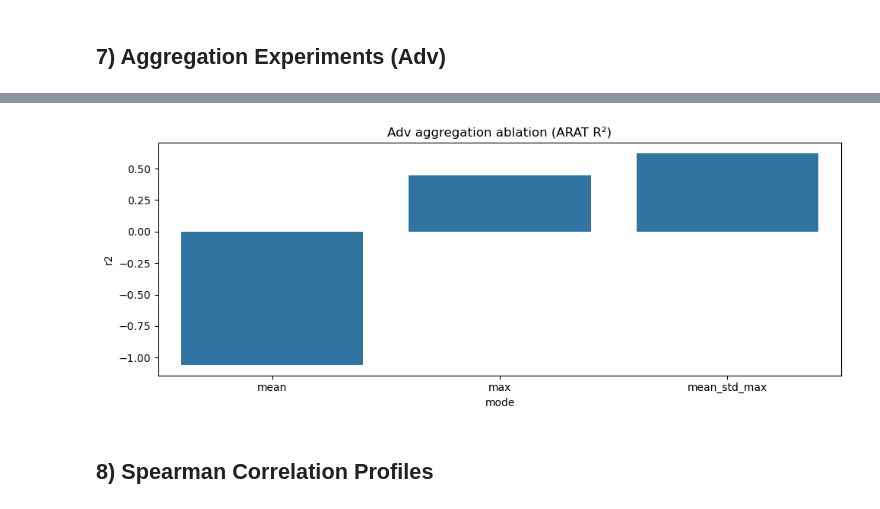
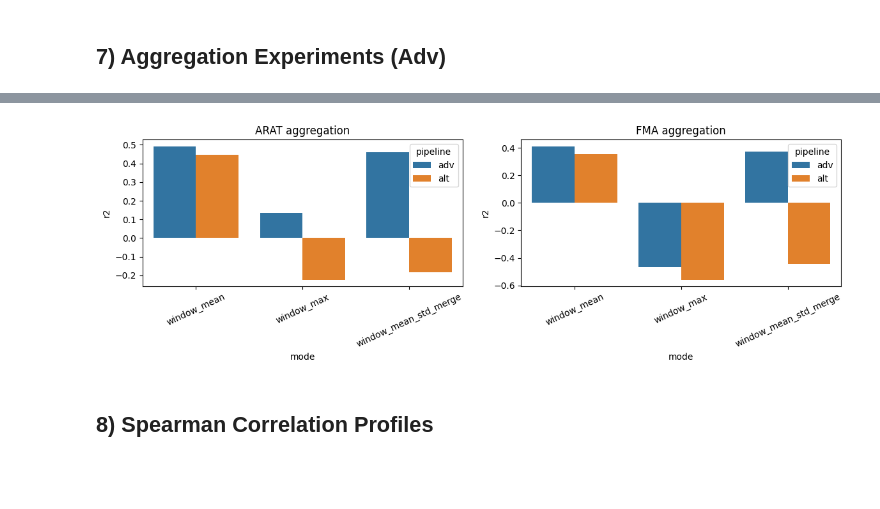
Before and after one commit to vpk-11/690r-project, a Jupyter notebook: biopm_irb_analysis.ipynb, the cells around one changed output, grey strips where cells are left out. Saved outputs shown, nothing was run; the diff lists cells and outputs as text; code cells hidden in the pictures; blank space fills up the shorter version.

```diff
--- a/biopm_irb_analysis.ipynb
+++ b/biopm_irb_analysis.ipynb
@@ -21,7 +19,9 @@ sys.path.insert(0, BIOPM_ROOT)
 
 STD_LEGACY = "features/biopm_features_legacy_schema.npz"
 ADV_LEGACY = "features/biopm_features_legacy_schema_adv.npz"
+ALT_LEGACY = "features/biopm_features_legacy_schema_alt.npz"
 ADV_WIN    = "features/biopm_features_adv.npz"
+ALT_WIN    = "features/biopm_features_alt.npz"
 RESULTS    = "outputs"
 os.makedirs(f"{RESULTS}/figures", exist_ok=True)
 os.makedirs(f"{RESULTS}/metrics", exist_ok=True)
@@ -78,13 +78,15 @@ def load_legacy(path):
 
 def quality(name, X):
     print(f"{name}: shape={X.shape}, NaN={np.isnan(X).sum()}, zero_rows={(np.abs(X)<1e-8).all(axis=1).sum()}")
-    print(f"  acc mean [0:64]  abs={np.abs(X[:,0:64]).mean():.5f}")
+    print(f"  acc mean [0:64]   abs={np.abs(X[:,0:64]).mean():.5f}")
     print(f"  acc std  [64:128] abs={np.abs(X[:,64:128]).mean():.5f}")
     print(f"  grav     [128:]   abs={np.abs(X[:,128:]).mean():.5f}")
 
 std = load_legacy(STD_LEGACY)
 adv = load_legacy(ADV_LEGACY)
+alt = load_legacy(ALT_LEGACY)
 quality('Standard', std['X'])
 quality('Adv', adv['X'])
+quality('Alt', alt['X'])
 # %% [output]
 Standard: shape=(198, 1028), NaN=0, zero_rows=0
@@ -223,16 +251,17 @@ dim_groups={
     'gravity_900':(128,1028),
 }
 rows=[]
-for name,(a,b) in dim_groups.items():
-    rA=loso_regression(adv['X'][:,a:b],adv['arat'],adv['pids'],label=f'{name} -> ARAT')
-    rF=loso_regression(adv['X'][:,a:b],adv['fma'],adv['pids'],label=f'{name} -> FMA')
-    rows += [
-        {'experiment':'dim_group','mode':name,'target':'ARAT','r2':rA['r2'],'rmse':rA['rmse'],'spearman_r':rA['spearman_r']},
-        {'experiment':'dim_group','mode':name,'target':'FMA','r2':rF['r2'],'rmse':rF['rmse'],'spearman_r':rF['spearman_r']},
-    ]
+for pipe_name, pipe in [('adv',adv),('alt',alt)]:
+    for name,(a,b) in dim_groups.items():
+        rA=loso_regression(pipe['X'][:,a:b],pipe['arat'],pipe['pids'],label=f'{pipe_name}:{name} -> ARAT')
+        rF=loso_regression(pipe['X'][:,a:b],pipe['fma'],pipe['pids'],label=f'{pipe_name}:{name} -> FMA')
+        rows += [
+            {'pipeline':pipe_name,'experiment':'dim_group','mode':name,'target':'ARAT','r2':rA['r2'],'rmse':rA['rmse'],'spearman_r':rA['spearman_r']},
+            {'pipeline':pipe_name,'experiment':'dim_group','mode':name,'target':'FMA','r2':rF['r2'],'rmse':rF['rmse'],'spearman_r':rF['spearman_r']},
+        ]
 
 adv_win=np.load(ADV_WIN,allow_pickle=True)
-Xw=adv_win['features'].astype(np.float32); sw=adv_win['subj'].astype(int); ww=adv_win['week'].astype(int)
+alt_win=np.load(ALT_WIN,allow_pickle=True)
 
 def aggregate_windows(features_win, subj, week, mode='mean'):
     groups=defaultdict(list)
@@ -243,32 +272,30 @@ def aggregate_windows(features_win, subj, week, mode='mean'):
         idx=np.array(groups[key]); blk=features_win[idx]
         if mode=='mean': out.append(blk.mean(0))
         elif mode=='max': out.append(blk.max(0))
-        elif mode=='mean_std_max': out.append(np.concatenate([blk.mean(0),blk.std(0),blk.max(0)]))
-    return np.array(out)
+        elif mode=='mean_std_merge': out.append(np.concatenate([blk.mean(0),blk.std(0)]))
+    return np.array(out,dtype=np.float32)
 
-# align targets by (subject,week)
-key_to_idx={(int(s),int(w)):i for i,(s,w) in enumerate(zip(adv['subjects'],adv['weeks']))}
-visit_keys=sorted(set(zip(sw,ww)))
-y_arat=np.array([adv['arat'][key_to_idx[k]] for k in visit_keys])
-y_fma=np.array([adv['fma'][key_to_idx[k]] for k in visit_keys])
-y_pids=np.array([k[0] for k in visit_keys])
+for pipe_name, win_d, legacy in [('adv',adv_win,adv),('alt',alt_win,alt)]:
+    Xw=win_d['features'].astype(np.float32); sw=win_d['subj'].astype(int); ww=win_d['week'].astype(int)
+    Xm=aggregate_windows(Xw,sw,ww,'mean')
+    Xx=aggregate_windows(Xw,sw,ww,'max')
+    Xms=aggregate_windows(Xw,sw,ww,'mean_std_merge')
+    for mode,X in [('window_mean',Xm),('window_max',Xx),('window_mean_std_merge',Xms)]:
+        rA=loso_regression(X,legacy['arat'],legacy['pids'],label=f'{pipe_name}:{mode} -> ARAT')
+        rF=loso_regression(X,legacy['fma'],legacy['pids'],label=f'{pipe_name}:{mode} -> FMA')
+        rows += [
+            {'pipeline':pipe_name,'experiment':'aggregation','mode':mode,'target':'ARAT','r2':rA['r2'],'rmse':rA['rmse'],'spearman_r':rA['spearman_r']},
+            {'pipeline':pipe_name,'experiment':'aggregation','mode':mode,'target':'FMA','r2':rF['r2'],'rmse':rF['rmse'],'spearman_r':rF['spearman_r']},
+        ]
 
-for mode in ['mean','max','mean_std_max']:
-    Xa=aggregate_windows(Xw,sw,ww,mode=mode)
-    rA=loso_regression(Xa,y_arat,y_pids,label=f'agg={mode} -> ARAT')
-    rF=loso_regression(Xa,y_fma,y_pids,label=f'agg={mode} -> FMA')
-    rows += [
-        {'experiment':'window_agg','mode':mode,'target':'ARAT','r2':rA['r2'],'rmse':rA['rmse'],'spearman_r':rA['spearman_r']},
-        {'experiment':'window_agg','mode':mode,'target':'FMA','r2':rF['r2'],'rmse':rF['rmse'],'spearman_r':rF['spearman_r']},
-    ]
+abl=pd.DataFrame(rows)
+abl.to_csv('outputs/metrics/aggregation_ablation.csv',index=False)
+display(abl.head(20))
 
-agg_df=pd.DataFrame(rows)
-agg_df.to_csv('outputs/metrics/aggregation_ablation.csv',index=False)
-display(agg_df.head(20))
-
-fig,ax=plt.subplots(figsize=(10,4))
-plot_df=agg_df[(agg_df['experiment']=='window_agg') & (agg_df['target']=='ARAT')]
-sns.barplot(data=plot_df,x='mode',y='r2',ax=ax)
-ax.set_title('Adv aggregation ablation (ARAT R²)')
+fig,ax=plt.subplots(1,2,figsize=(12,4))
+tmp=abl[(abl.experiment=='aggregation') & (abl.target=='ARAT')]
+sns.barplot(data=tmp,x='mode',y='r2',hue='pipeline',ax=ax[0]); ax[0].tick_params(axis='x',rotation=25); ax[0].set_title('ARAT aggregation')
+tmp=abl[(abl.experiment=='aggregation') & (abl.target=='FMA')]
+sns.barplot(data=tmp,x='mode',y='r2',hue='pipeline',ax=ax[1]); ax[1].tick_params(axis='x',rotation=25); ax[1].set_title('FMA aggregation')
 plt.tight_layout(); plt.savefig('outputs/figures/aggregation_ablation.png',dpi=150); plt.show()
 # %% [output]
@@ -308,4 +336,4 @@ agg=mean_std_max -> FMA: R²=0.488 RMSE=15.29 Spearman ρ=0.792 (p=7.48e-44)
-[figure, old version]
+[figure, new version]
 # %% [markdown]
 ## 8) Spearman Correlation Profiles
 # %%
```
Also changed, not shown: parts of 14 cells of this notebook, 26 other files.
